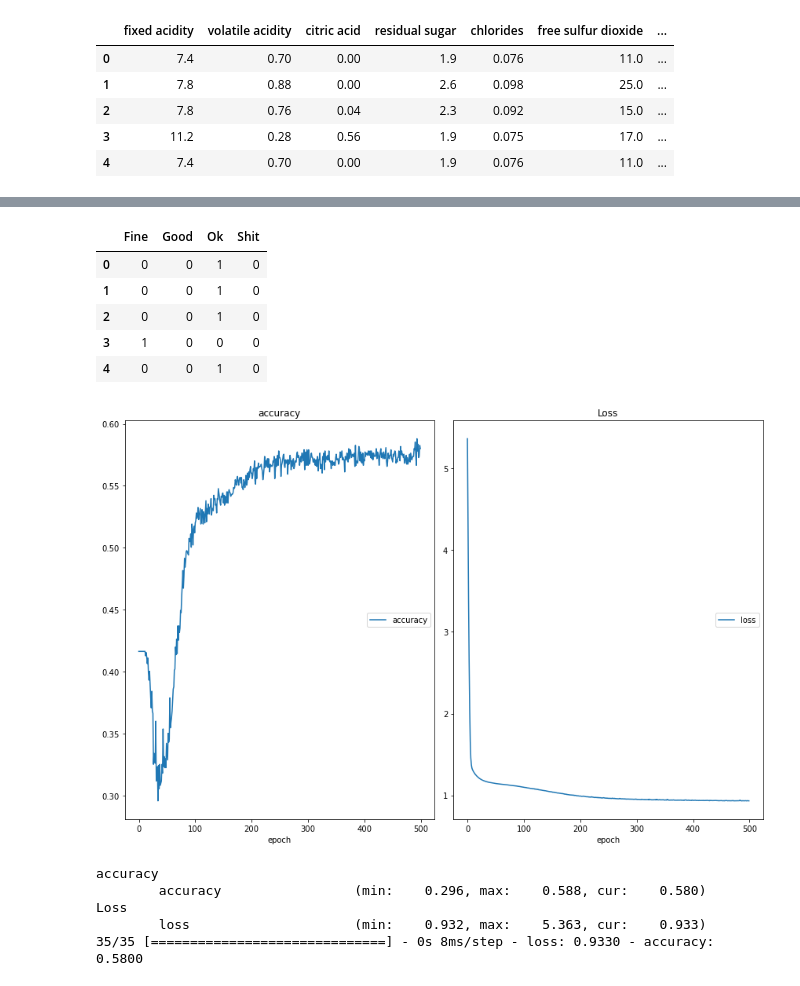
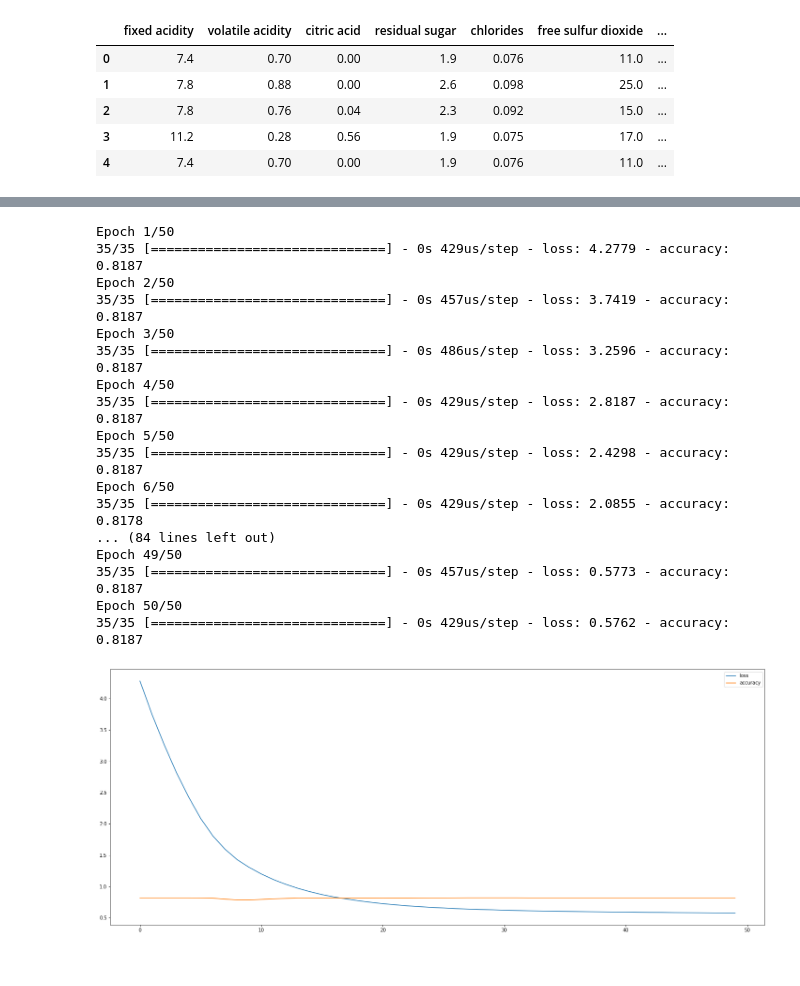
Before and after one commit to JelmerSurewaard/ML, a Jupyter notebook: Neural Network/Neural Network.ipynb, the cells around one changed output, grey strips where cells are left out. Drawn from its saved outputs; the diff is of its cells as text; code cells hidden in the pictures.

```diff
--- a/Neural Network/Neural Network.ipynb
+++ b/Neural Network/Neural Network.ipynb
@@ -19,53 +41,57 @@ df.head()
 # %%
 def convert_quality(quality):
     if quality == 3 or quality == 4:
-        return 'Shit'
-    elif quality == 5:
-        return 'Ok'
-    elif quality == 6:
-        return 'Fine'
+        return 0
+    elif quality == 5 or quality == 6:
+        return 1
     else:
-        return 'Good'
+        return 2
 # %%
 from sklearn.model_selection import train_test_split
 from tensorflow.keras.utils import to_categorical
 
 #X = df[df.columns.difference(['quality'])]
-X = df[['volatile acidity', 'citric acid', 'sulphates', 'alcohol']]
-df['quality'] = df['quality'].apply(convert_quality)
-y = df['quality']
-dummies = pd.get_dummies(y)
-X_train, X_test, y_train, y_test = train_test_split(X.values, dummies, test_size=0.3)
-dummies.head()
+
+y = y.apply(convert_quality)
+X_train, X_test, y_train, y_test = train_test_split(X.values, y, test_size=0.3)
+y_train = to_categorical(y_train, 4)
+y_test = to_categorical(y_test, 4)
-# %% [output]
-|  | Fine | Good | Ok | Shit |
-| 0 | 0 | 0 | 1 | 0 |
-| 1 | 0 | 0 | 1 | 0 |
-| 2 | 0 | 0 | 1 | 0 |
-| 3 | 1 | 0 | 0 | 0 |
-| 4 | 0 | 0 | 1 | 0 |
 # %%
 from tensorflow.keras.models import Sequential
 from tensorflow.keras.layers import Dense
 from tensorflow.keras.optimizers import Adam
 
 model = Sequential()
-model.add(Dense(3, input_shape=(4,), activation='relu'))
+model.add(Dense(3, input_shape=(10,), activation='relu'))
 model.add(Dense(3, activation='relu'))
 model.add(Dense(4, activation='softmax'))
-model.compile(Adam(learning_rate=0.001), loss='categorical_crossentropy', metrics=['accuracy'])
+model.compile(Adam(learning_rate=0.0005), loss='categorical_crossentropy', metrics=['accuracy'])
 # %%
 from livelossplot import PlotLossesKeras
 
-model.fit(X_train, y_train, epochs=500, callbacks=[PlotLossesKeras()])
+history = model.fit(X_train, y_train, epochs=50)
+pd.DataFrame(history.history).plot(figsize=(25,10))
+plt.show()
 y_pred = model.predict(X_test)
 # %% [output]
+Epoch 1/50
+35/35 [==============================] - 0s 429us/step - loss: 4.2779 - accuracy: 0.8187
+Epoch 2/50
+35/35 [==============================] - 0s 457us/step - loss: 3.7419 - accuracy: 0.8187
+Epoch 3/50
+35/35 [==============================] - 0s 486us/step - loss: 3.2596 - accuracy: 0.8187
+Epoch 4/50
+35/35 [==============================] - 0s 429us/step - loss: 2.8187 - accuracy: 0.8187
+Epoch 5/50
+35/35 [==============================] - 0s 429us/step - loss: 2.4298 - accuracy: 0.8187
+Epoch 6/50
+35/35 [==============================] - 0s 429us/step - loss: 2.0855 - accuracy: 0.8178
+... (84 lines left out)
+Epoch 49/50
+35/35 [==============================] - 0s 457us/step - loss: 0.5773 - accuracy: 0.8187
+Epoch 50/50
+35/35 [==============================] - 0s 429us/step - loss: 0.5762 - accuracy: 0.8187
-[figure, old version]
+[figure, new version]
-accuracy
-        accuracy                 (min:    0.296, max:    0.588, cur:    0.580)
-Loss
-        loss                     (min:    0.932, max:    5.363, cur:    0.933)
-35/35 [==============================] - 0s 8ms/step - loss: 0.9330 - accuracy: 0.5800
 # %%
 sns.barplot(data=y_pred)
 # %% [output]
```
Also changed, not shown: parts of 5 cells of this notebook, 4 other files.
